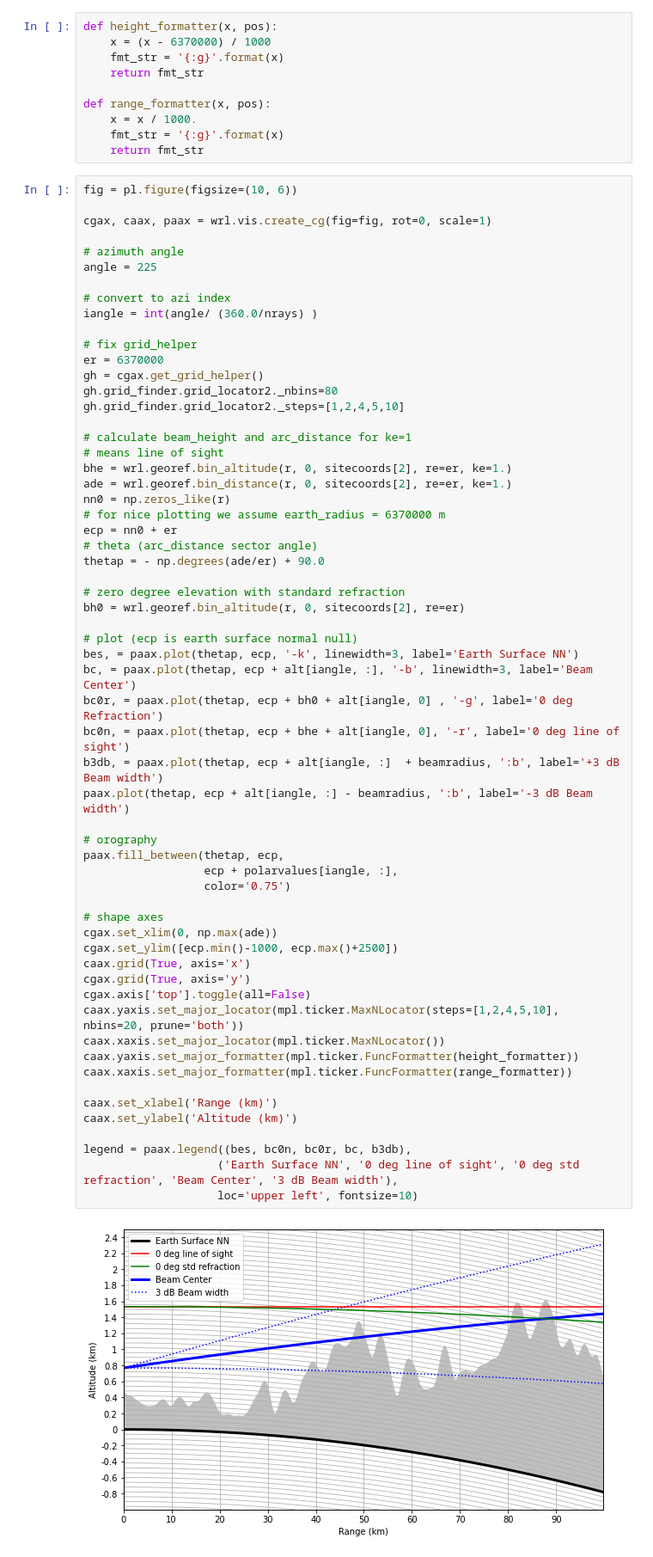
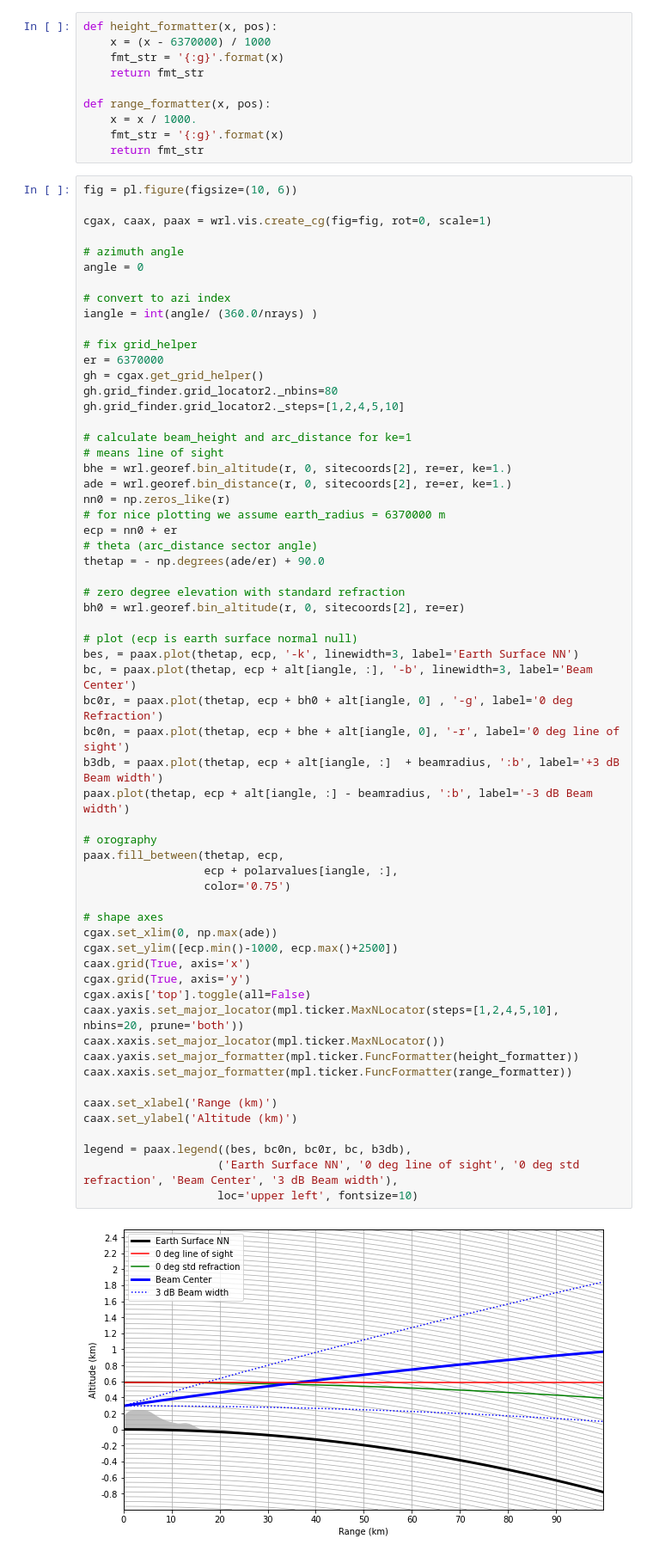
Before and after one commit to wangjb/colab, a Jupyter notebook: radar_scan_strategy.ipynb, the cells around one changed output. Shown at 86% size. Cells and saved outputs as stored; diff of their text form.

```diff
--- a/radar_scan_strategy.ipynb
+++ b/radar_scan_strategy.ipynb
@@ -265,7 +356,7 @@ fig = pl.figure(figsize=(10, 6))
 cgax, caax, paax = wrl.vis.create_cg(fig=fig, rot=0, scale=1)
 
 # azimuth angle
-angle = 225
+angle = 0
 
 # convert to azi index
 iangle = int(angle/ (360.0/nrays) )
@@ -293,31 +384,31 @@ bh0 = wrl.georef.bin_altitude(r, 0, sitecoords[2], re=er)
 bes, = paax.plot(thetap, ecp, '-k', linewidth=3, label='Earth Surface NN')
 bc, = paax.plot(thetap, ecp + alt[iangle, :], '-b', linewidth=3, label='Beam Center')
 bc0r, = paax.plot(thetap, ecp + bh0 + alt[iangle, 0] , '-g', label='0 deg Refraction')
 bc0n, = paax.plot(thetap, ecp + bhe + alt[iangle, 0], '-r', label='0 deg line of sight')
 b3db, = paax.plot(thetap, ecp + alt[iangle, :]  + beamradius, ':b', label='+3 dB Beam width')
 paax.plot(thetap, ecp + alt[iangle, :] - beamradius, ':b', label='-3 dB Beam width')
 
 # orography
 paax.fill_between(thetap, ecp,
                   ecp + polarvalues[iangle, :],
                   color='0.75')
 
 # shape axes
 cgax.set_xlim(0, np.max(ade))
 cgax.set_ylim([ecp.min()-1000, ecp.max()+2500])
 caax.grid(True, axis='x')
 cgax.grid(True, axis='y')
 cgax.axis['top'].toggle(all=False)
 caax.yaxis.set_major_locator(mpl.ticker.MaxNLocator(steps=[1,2,4,5,10], nbins=20, prune='both'))
 caax.xaxis.set_major_locator(mpl.ticker.MaxNLocator())
 caax.yaxis.set_major_formatter(mpl.ticker.FuncFormatter(height_formatter))
 caax.xaxis.set_major_formatter(mpl.ticker.FuncFormatter(range_formatter))
 
 caax.set_xlabel('Range (km)')
 caax.set_ylabel('Altitude (km)')
 
 legend = paax.legend((bes, bc0n, bc0r, bc, b3db),
                     ('Earth Surface NN', '0 deg line of sight', '0 deg std refraction', 'Beam Center', '3 dB Beam width'),
                     loc='upper left', fontsize=10)
 # %% [output]
-[figure, old version]
+[figure, new version]
```
Also changed, not shown: parts of 15 cells of this notebook.
